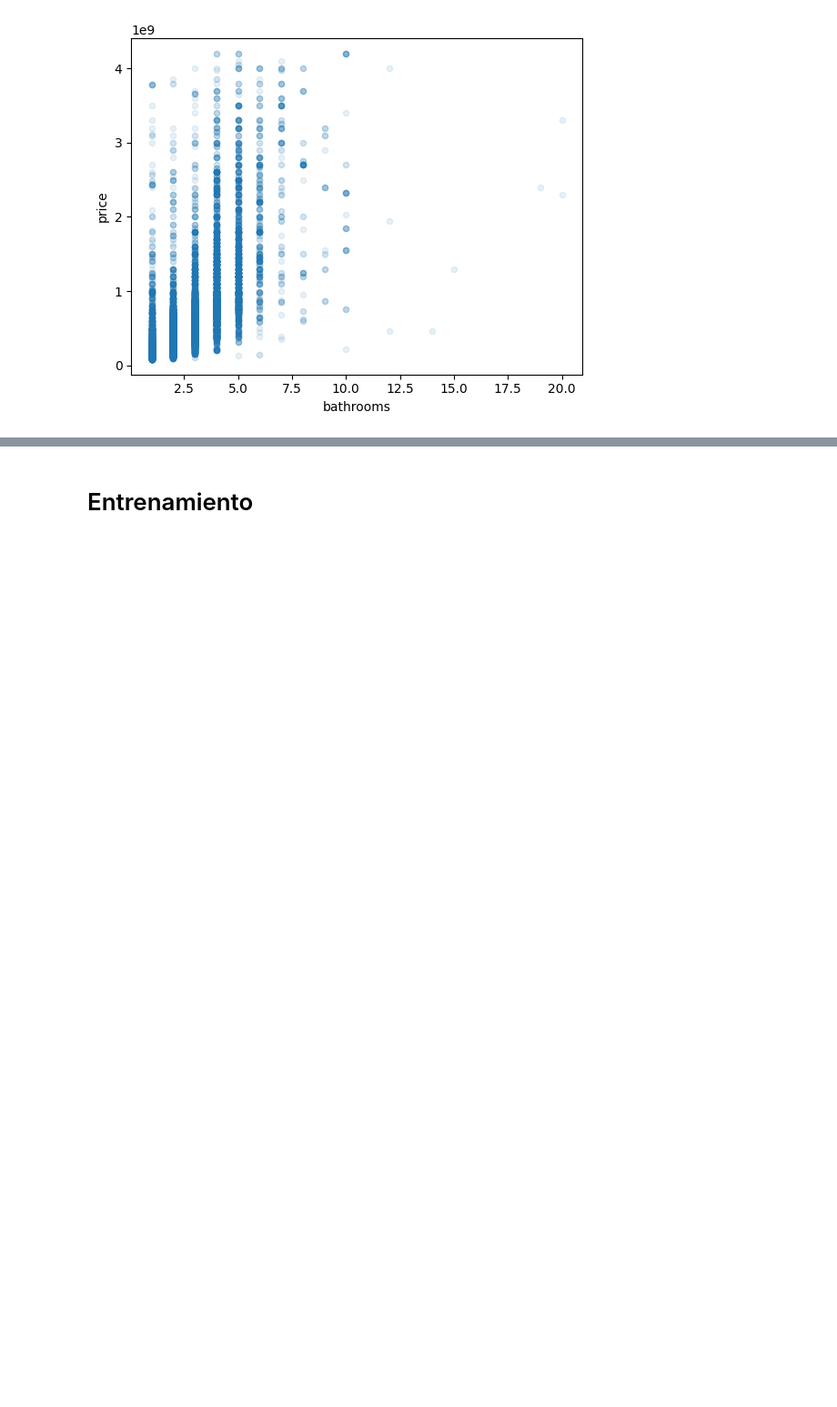
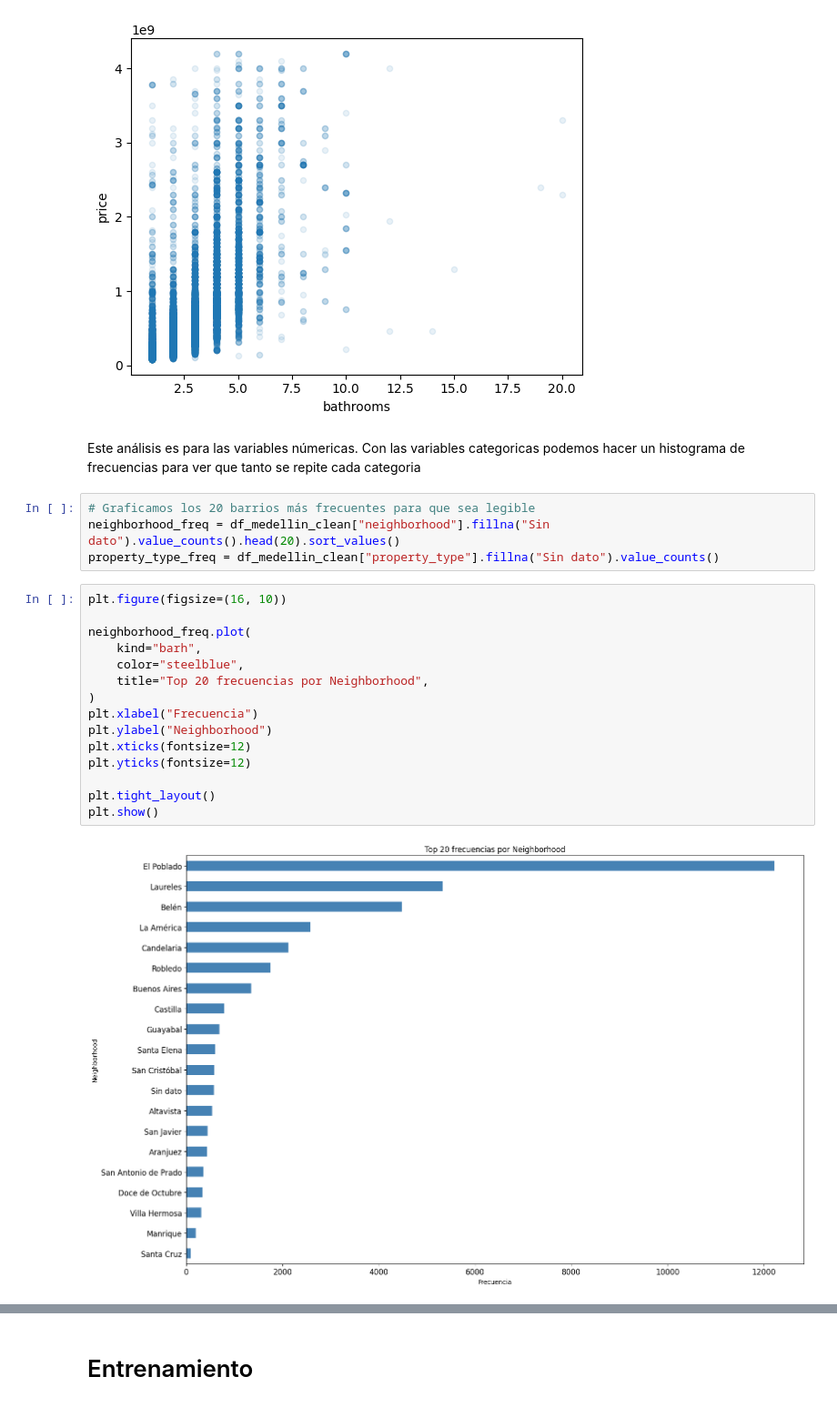
Before and after one commit to evinracher/3008338-geospatial-analysis, a Jupyter notebook: project/house-price-medellin.ipynb, the cells around one changed output, grey strips where cells are left out. Shown at 91% size. Drawn from its saved outputs; the diff is of its cells as text; blank space fills up the shorter version.

Commit message:
feat: add addional graphics

```diff
--- a/project/house-price-medellin.ipynb
+++ b/project/house-price-medellin.ipynb
@@ -541,3 +539,26 @@ df_medellin_clean.plot(kind="scatter", x="bathrooms", y="price", alpha=0.1)
 # %% [output]
 <Axes: xlabel='bathrooms', ylabel='price'>
 [figure]
+# %% [markdown]
+Este análisis es para las variables númericas. Con las variables categoricas podemos hacer un histograma de frecuencias para ver que tanto se repite cada categoria
+# %%
+# Graficamos los 20 barrios más frecuentes para que sea legible
+neighborhood_freq = df_medellin_clean["neighborhood"].fillna("Sin dato").value_counts().head(20).sort_values()
+property_type_freq = df_medellin_clean["property_type"].fillna("Sin dato").value_counts()
+# %%
+plt.figure(figsize=(16, 10))
+
+neighborhood_freq.plot(
+    kind="barh",
+    color="steelblue",
+    title="Top 20 frecuencias por Neighborhood",
+)
+plt.xlabel("Frecuencia")
+plt.ylabel("Neighborhood")
+plt.xticks(fontsize=12)
+plt.yticks(fontsize=12)
+
+plt.tight_layout()
+plt.show()
+# %% [output]
+[figure, added]
```
Also changed, not shown: parts of 7 cells of this notebook.
